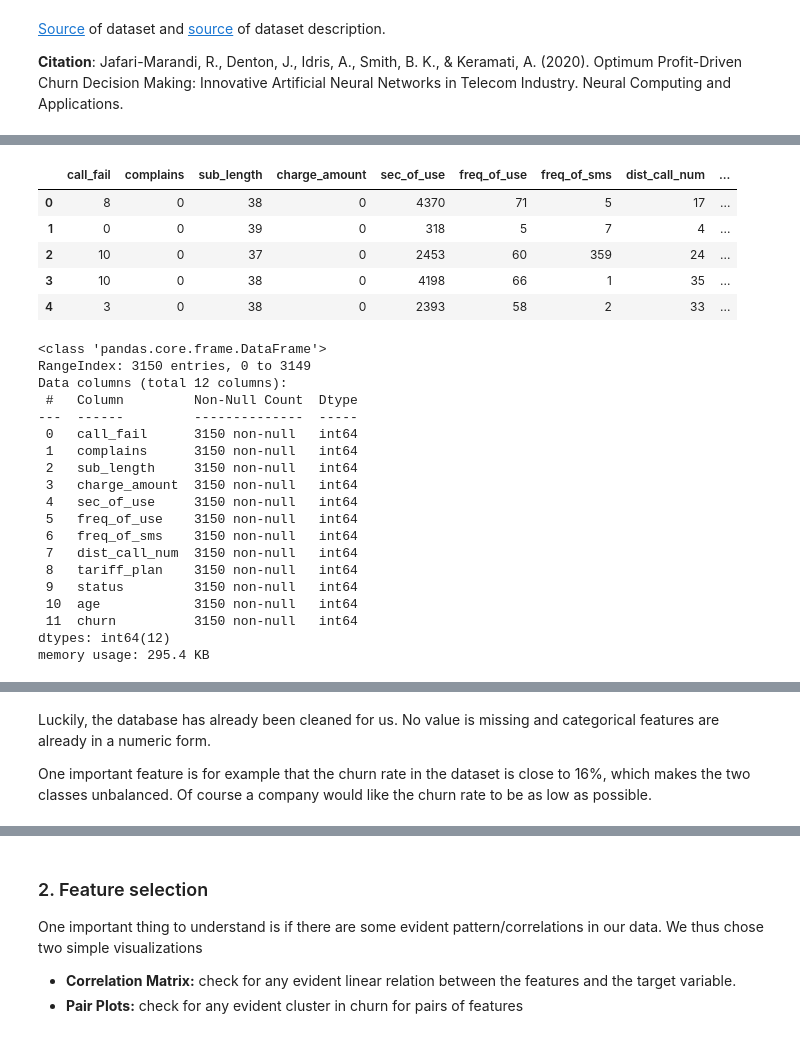
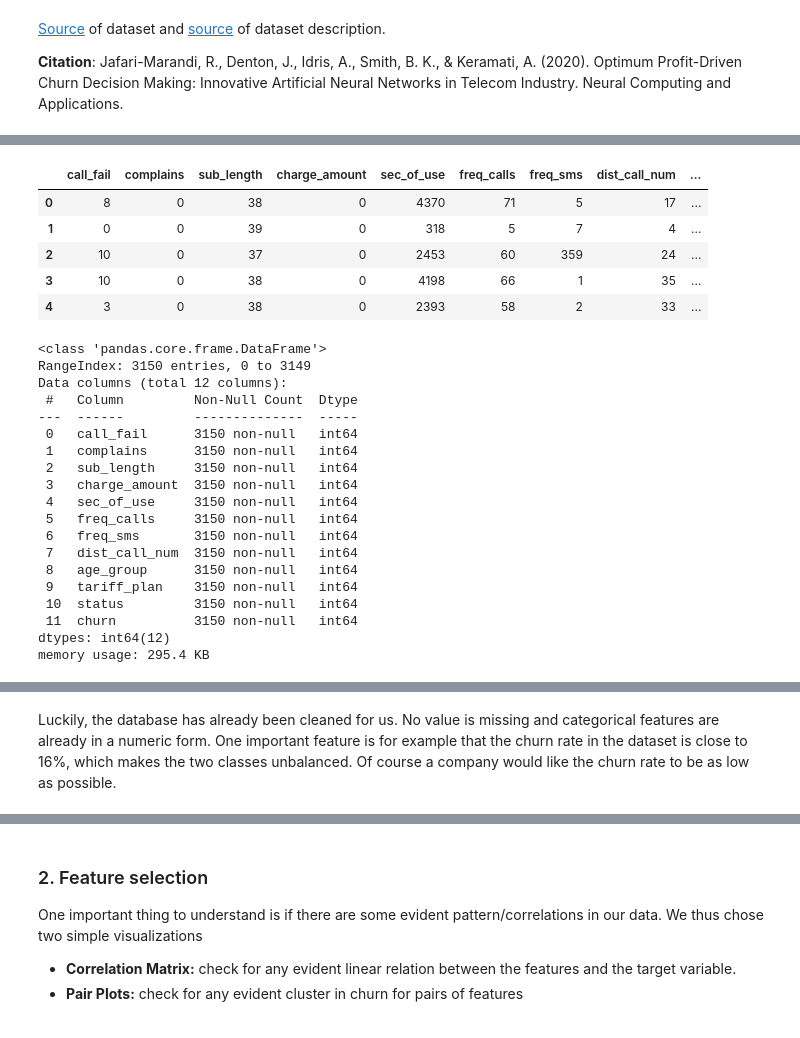
Before and after one commit to sgrava/Predict-credit-card-fraud-with-scikit, a Jupyter notebook: Churn_classifiers/Churn_analysis.ipynb, the cells around one changed output, grey strips where cells are left out. Saved outputs shown, nothing was run; the diff lists cells and outputs as text; code cells hidden in the pictures.

```diff
--- a/Churn_classifiers/Churn_analysis.ipynb
+++ b/Churn_classifiers/Churn_analysis.ipynb
@@ -30,36 +46,36 @@ Notice that we can also drop the `Age group` feature since it is redundant with
 # %%
 import pandas as pd
 
 #import the database
 df = pd.read_csv("./Customer Churn.csv")
 
 #drop irrelevant features
-df=df.drop(columns=['Age Group','Customer Value','FN','FP'])
+df=df.drop(columns=['Age','Customer Value','FN','FP'])
 
 #rename columns for more compact labels
 df=df.rename(columns={"Call  Failure": "call_fail",
                 "Complains": "complains",
                 "Subscription  Length":"sub_length",
                 "Charge  Amount":"charge_amount",
                 "Seconds of Use":"sec_of_use",
-                "Frequency of use":"freq_of_use",
-                "Frequency of SMS":"freq_of_sms",
+                "Frequency of use":"freq_calls",
+                "Frequency of SMS":"freq_sms",
                 "Distinct Called Numbers":"dist_call_num",
                 "Tariff Plan":"tariff_plan",
                 "Status":"status",
-                "Age":"age",
+                "Age Group":"age_group",
                 "Churn":"churn"})
 
 #display the first few rows
 display(df.head())
 
 #display the info about the type and null values
 df.info()
 
 #display the basic statistics of the dataset
 display(df.describe())
 # %% [output]
-|  | call_fail | complains | sub_length | charge_amount | sec_of_use | freq_of_use | freq_of_sms | dist_call_num | ... |
+|  | call_fail | complains | sub_length | charge_amount | sec_of_use | freq_calls | freq_sms | dist_call_num | ... |
 | 0 | 8 | 0 | 38 | 0 | 4370 | 71 | 5 | 17 | ... |
 | 1 | 0 | 0 | 39 | 0 | 318 | 5 | 7 | 4 | ... |
 | 2 | 10 | 0 | 37 | 0 | 2453 | 60 | 359 | 24 | ... |
@@ -75,12 +91,12 @@ Data columns (total 12 columns):
  2   sub_length     3150 non-null   int64
  3   charge_amount  3150 non-null   int64
  4   sec_of_use     3150 non-null   int64
- 5   freq_of_use    3150 non-null   int64
- 6   freq_of_sms    3150 non-null   int64
+ 5   freq_calls     3150 non-null   int64
+ 6   freq_sms       3150 non-null   int64
  7   dist_call_num  3150 non-null   int64
- 8   tariff_plan    3150 non-null   int64
- 9   status         3150 non-null   int64
- 10  age            3150 non-null   int64
+ 8   age_group      3150 non-null   int64
+ 9   tariff_plan    3150 non-null   int64
+ 10  status         3150 non-null   int64
  11  churn          3150 non-null   int64
 dtypes: int64(12)
 memory usage: 295.4 KB
@@ -94,6 +110,4 @@ memory usage: 295.4 KB
 | 75% | 12.000000 | 0.000000 | 38.000000 | 1.000000 | 6478.250000 | 95.000000 | 87.000000 | 34.000000 | ... |
 | max | 36.000000 | 1.000000 | 47.000000 | 10.000000 | 17090.000000 | 255.000000 | 522.000000 | 97.000000 | ... |
 # %% [markdown]
-Luckily, the database has already been cleaned for us. No value is missing and categorical features are already in a numeric form.
-
-One important feature is for example that the churn rate in the dataset is close to 16%, which makes the two classes unbalanced. Of course a company would like the churn rate to be as low as possible.
+Luckily, the database has already been cleaned for us. No value is missing and categorical features are already in a numeric form. One important feature is for example that the churn rate in the dataset is close to 16%, which makes the two classes unbalanced. Of course a company would like the churn rate to be as low as possible.
```
Also changed, not shown: parts of 10 cells of this notebook.
